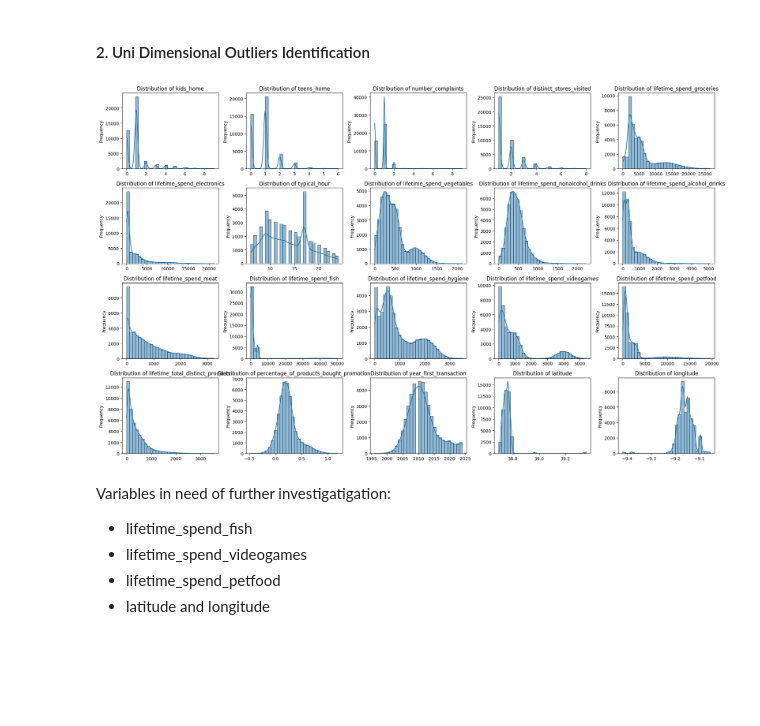
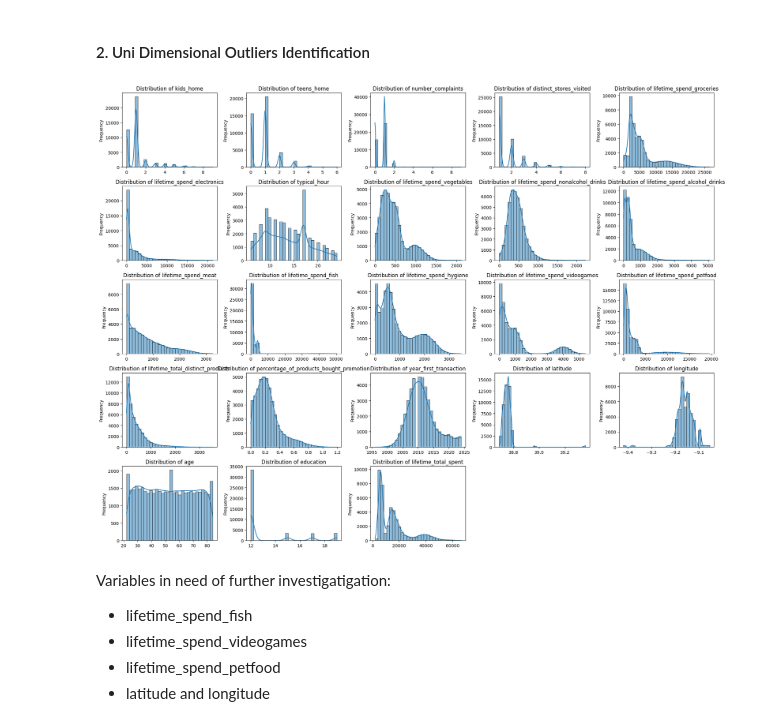
Before and after one commit to mitoma10110/ML2_Project, a Jupyter notebook: main copy.ipynb, the cells around one changed output. Drawn from its saved outputs; the diff is of its cells as text; code cells hidden in the pictures; blank space fills up the shorter version.

```diff
--- a/main copy.ipynb
+++ b/main copy.ipynb
@@ -141,10 +141,10 @@ basket_encoded = cust_basket_encoding(basket_treated)
 # %% [markdown]
 #### 2. Uni Dimensional Outliers Identification
 # %%
-plot_distributions_grid(cust_info, cols_to_drop=['customer_id', 'customer_name', 'loyalty_card_number', 'customer_birthdate', 'customer_gender'],
+plot_distributions_grid(cust_info_pp, cols_to_drop=['customer_name', 'gender', 'vegetarian'],
                         figsize=(20, 15), bins=30)
 # %% [output]
-[figure, old version]
+[figure, new version]
 # %% [markdown]
 Variables in need of further investigatigation:
 - lifetime_spend_fish
```
Also changed, not shown: parts of 32 cells of this notebook, 1 other file.
